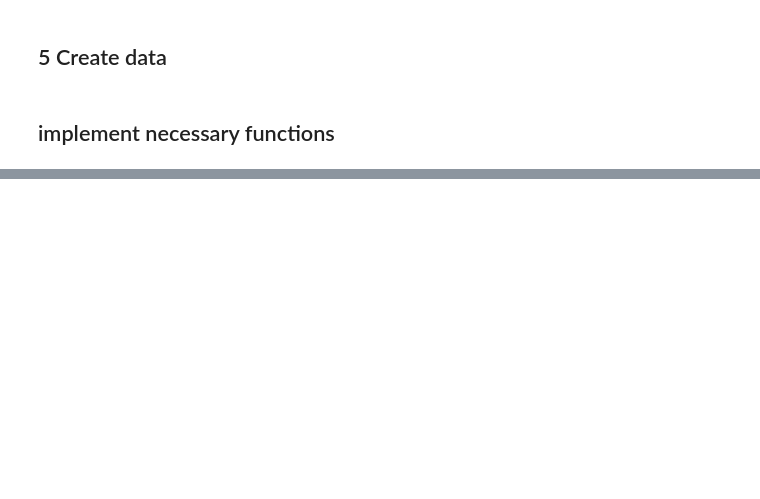
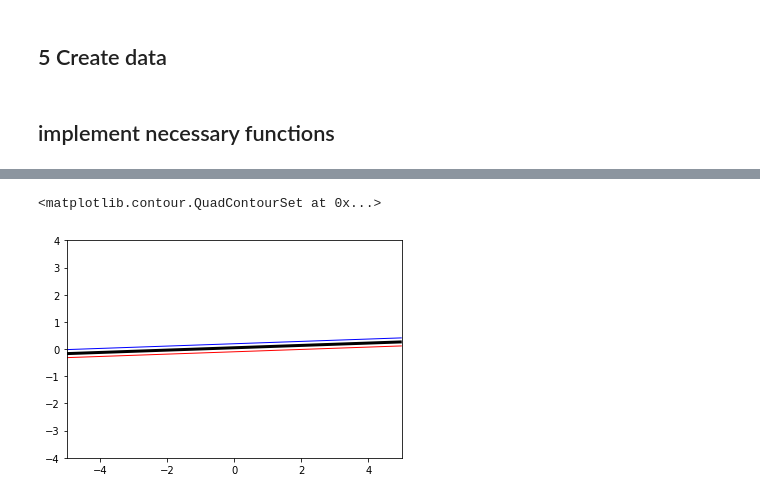
Before and after one commit to KenzaB27/support_vector_machines, a Jupyter notebook: svm-tobi.ipynb, the cells around one changed output, grey strips where cells are left out. Drawn from its saved outputs; the diff is of its cells as text; code cells hidden in the pictures; blank space fills up the shorter version.

```diff
--- a/svm-tobi.ipynb
+++ b/svm-tobi.ipynb
@@ -41,4 +41,19 @@ def RBF_kernel(x,y,sigma):
     exp = (np.linalg.norm(x-y,2)**2)/(2*sigma**2)
     erg = np.exp(-exp)
     return erg
+# %%
+def calc_b(alpha,targets,s_ind,inputs,func,sigma):
+    erg = []
+    for i in range(len(inputs)):
+        temp = alpha[i]*func(inputs[i],inputs[s_ind],sigma)*targets[i]
+        erg.append(temp)
+    return sum(erg)-targets[s_ind]
+
+
+def ind(s,inputs,alpha,targets,b,func,sigma):
+    erg = []
+    for i in range(len(inputs)):
+        temp = func(inputs[i],s,sigma)*targets[i]*alpha[i]
+        erg.append(temp)
+    return sum(erg)-b
 # %%
@@ -100,0 +90,9 @@ o1
+# %%
+alpha = []
+for i in ret['x']:
+    if i < 10**-5:
+        alpha.append(0)
+    else:
+        alpha.append(i)
+alpha = np.array(out)
+alpha
@@ -100,0 +108,2 @@ o1
+# %%
+b = calc_b(alpha,targets,5,inputs,lin_kernel,0)
@@ -100,0 +117,9 @@ o1
+# %%
+xgrid = np.linspace(-5 , 5)
+ygrid = np.linspace(-4 , 4)
+grid = np.array([[ind(np.array([x,y]),inputs,alpha,targets,b,lin_kernel,0) for x in xgrid] for y in ygrid])
+
+plt.contour( xgrid, ygrid, grid,(-1.0 , 0.0 , 1.0 ), colors =('red', 'black','blue'), linewidths =(1, 3, 1))
+# %% [output]
+<matplotlib.contour.QuadContourSet at 0x...>
+[figure, added]
```
Also changed, not shown: parts of 10 cells of this notebook.
